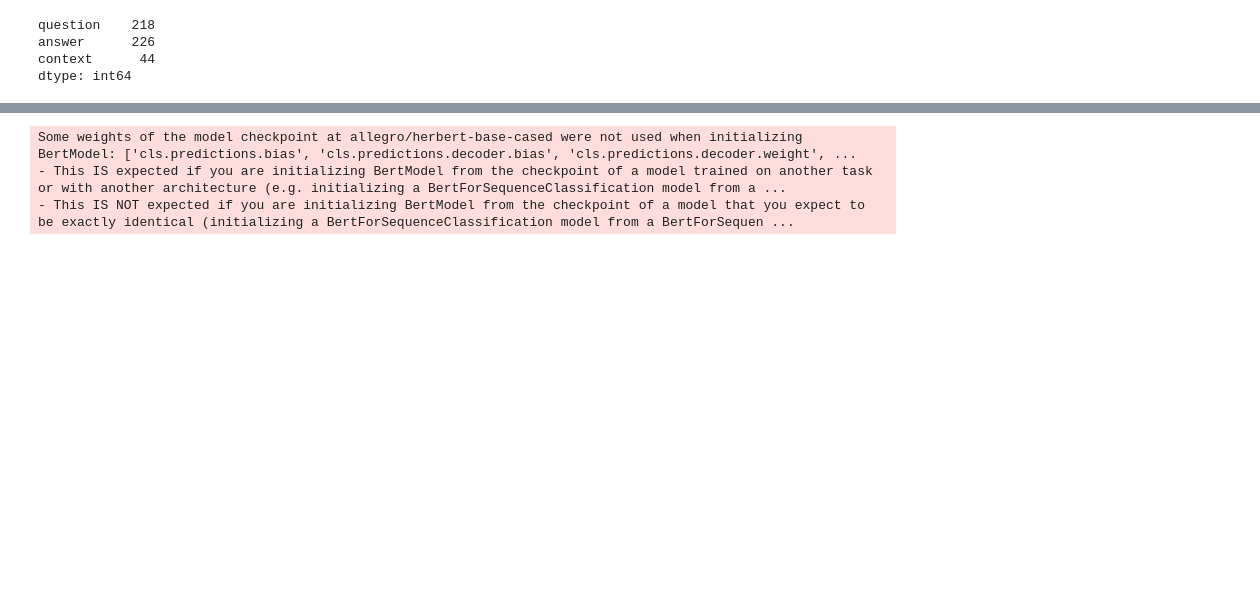
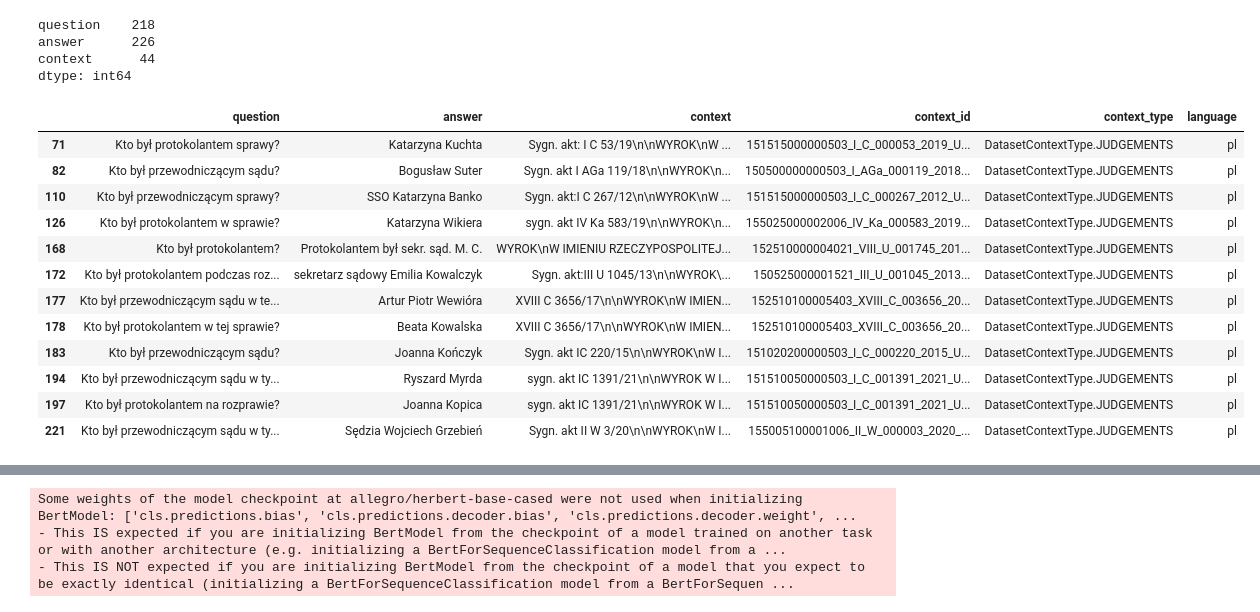
Before and after one commit to pwr-ai/JuDDGES, a Jupyter notebook: notebooks/5_synth_qa_dataset.ipynb, the cells around one changed output, grey strips where cells are left out. Cells and saved outputs as stored; diff of their text form; code cells hidden in the pictures; blank space fills up the shorter version.

```diff
--- a/notebooks/5_synth_qa_dataset.ipynb
+++ b/notebooks/5_synth_qa_dataset.ipynb
@@ -32,15 +33,14 @@ client = MongoClient(environ["MONGO_URI"])
 # %% [markdown]
 ## HuggingFace Dataset Crafting
 # %%
-def _gen_records() -> Generator[Dict[str, Any], None, None]:
-    client = MongoClient(environ["MONGO_URI"])
-    mongo_collection = client["juddges"]["judgements"]
+def _gen_records(mongo_client: MongoClient) -> Generator[Dict[str, str], None, None]:
+    mongo_collection = mongo_client["juddges"]["judgements"]
     for synth_qas in read_jsonl(synth_qa_records_fpath):
         context_id = synth_qas["metadata"]["judgement_id"]
 
         doc = mongo_collection.find_one({"_id": context_id})
         if doc is None:
-            return None
+            continue
         context = doc["text"]
         if context is None:
             logger.warning(f"Judgement with id {context_id} not found in the database")
@@ -57,18 +57,19 @@ def _gen_records() -> Generator[Dict[str, Any], None, None]:
             }
 
 
-features_dtypes = {
-    "question": str,
-    "answer": str,
-    "context": str,
-    "context_id": str,
-    "context_type": str,
-    "language": str,
-}
-
+# features_dtypes = {
+#     "question": str,
+#     "answer": str,
+#     "context": str,
+#     "context_id": str,
+#     "context_type": str,
+#     "language": str,
+# }
+# gen_kwargs = {"mongo_client": client}
 # dataset = Dataset.from_generator(
 #     _gen_records,
 #     features=features_dtypes,
+#     gen_kwargs=gen_kwargs,
 # )
 # dataset
 # %%
@@ -95,3 +96,19 @@ question    218
 answer      226
 context      44
 dtype: int64
+# %%
+synth_qa_df[synth_qa_df["question"].duplicated()]
+# %% [output]
+|  | question | answer | context | context_id | context_type | language |
+| 71 | Kto był protokolantem sprawy? | Katarzyna Kuchta | Sygn. akt: I C 53/19\n\nWYROK\nW ... | 151515000000503_I_C_000053_2019_U... | DatasetContextType.JUDGEMENTS | pl |
+| 82 | Kto był przewodniczącym sądu? | Bogusław Suter | Sygn. akt I AGa 119/18\n\nWYROK\n... | 150500000000503_I_AGa_000119_2018... | DatasetContextType.JUDGEMENTS | pl |
+| 110 | Kto był przewodniczącym sprawy? | SSO Katarzyna Banko | Sygn. akt:I C 267/12\n\nWYROK\nW ... | 151515000000503_I_C_000267_2012_U... | DatasetContextType.JUDGEMENTS | pl |
+| 126 | Kto był protokolantem w sprawie? | Katarzyna Wikiera | sygn. akt IV Ka 583/19\n\nWYROK\n... | 155025000002006_IV_Ka_000583_2019... | DatasetContextType.JUDGEMENTS | pl |
+| 168 | Kto był protokolantem? | Protokolantem był sekr. sąd. M. C. | WYROK\nW IMIENIU RZECZYPOSPOLITEJ... | 152510000004021_VIII_U_001745_201... | DatasetContextType.JUDGEMENTS | pl |
+| 172 | Kto był protokolantem podczas roz... | sekretarz sądowy Emilia Kowalczyk | Sygn. akt:III U 1045/13\n\nWYROK\... | 150525000001521_III_U_001045_2013... | DatasetContextType.JUDGEMENTS | pl |
+| 177 | Kto był przewodniczącym sądu w te... | Artur Piotr Wewióra | XVIII C 3656/17\n\nWYROK\nW IMIEN... | 152510100005403_XVIII_C_003656_20... | DatasetContextType.JUDGEMENTS | pl |
+| 178 | Kto był protokolantem w tej sprawie? | Beata Kowalska | XVIII C 3656/17\n\nWYROK\nW IMIEN... | 152510100005403_XVIII_C_003656_20... | DatasetContextType.JUDGEMENTS | pl |
+| 183 | Kto był przewodniczącym sądu? | Joanna Kończyk | Sygn. akt IC 220/15\n\nWYROK\nW I... | 151020200000503_I_C_000220_2015_U... | DatasetContextType.JUDGEMENTS | pl |
+| 194 | Kto był przewodniczącym sądu w ty... | Ryszard Myrda | sygn. akt IC 1391/21\n\nWYROK W I... | 151510050000503_I_C_001391_2021_U... | DatasetContextType.JUDGEMENTS | pl |
+| 197 | Kto był protokolantem na rozprawie? | Joanna Kopica | sygn. akt IC 1391/21\n\nWYROK W I... | 151510050000503_I_C_001391_2021_U... | DatasetContextType.JUDGEMENTS | pl |
+| 221 | Kto był przewodniczącym sądu w ty... | Sędzia Wojciech Grzebień | Sygn. akt II W 3/20\n\nWYROK\nW I... | 155005100001006_II_W_000003_2020_... | DatasetContextType.JUDGEMENTS | pl |
```
Also changed, not shown: parts of 10 cells of this notebook, 1 other file.
